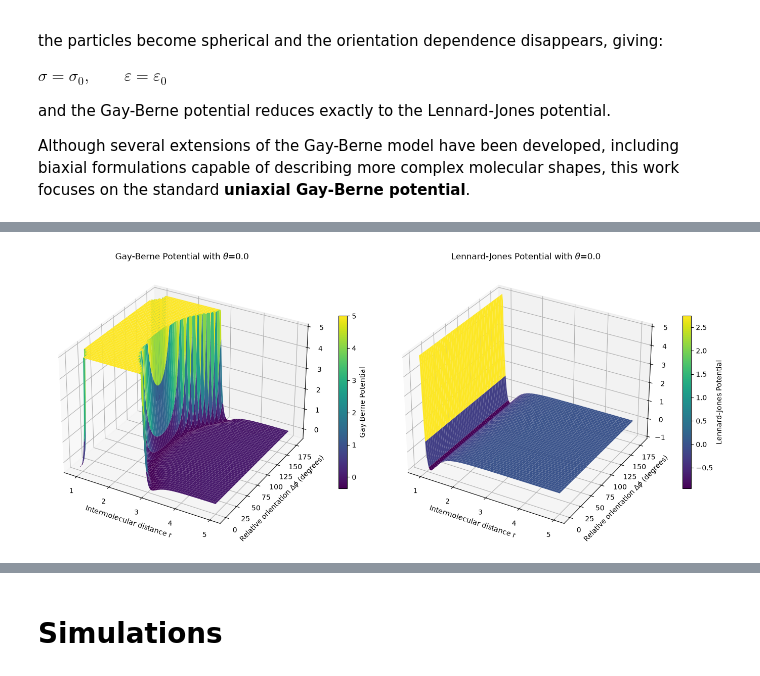
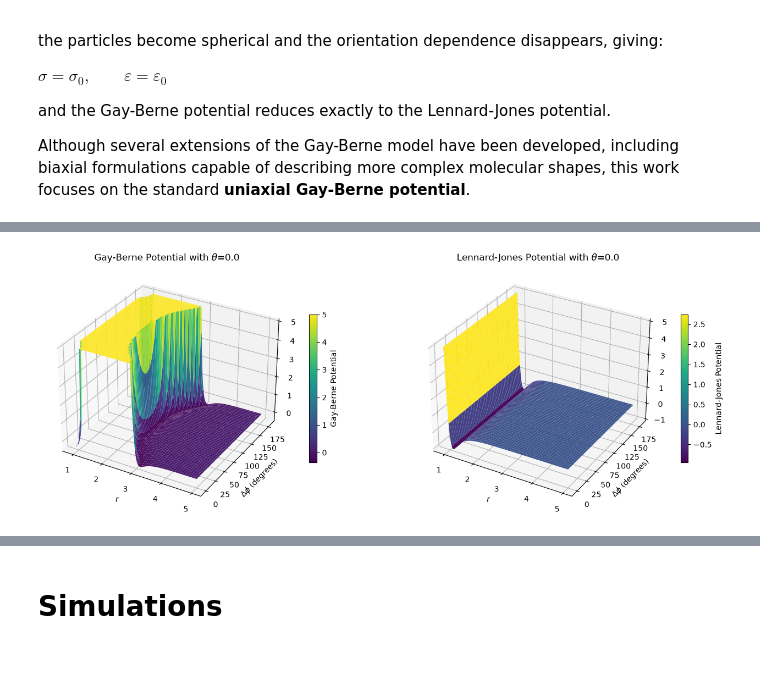
Before and after one commit to Ledmington/Interatomic_Potentials, a Jupyter notebook: main.ipynb, the cells around one changed output, grey strips where cells are left out. Saved outputs shown, nothing was run; the diff lists cells and outputs as text; code cells hidden in the pictures.

Commit message:
Written gb plots

```diff
--- a/main.ipynb
+++ b/main.ipynb
@@ -209,5 +157,16 @@ def gay_berne_general_cartesian(r_v, u1_hat, u2_hat, sigma0=1.0):
 # %%
-def contact_distance_polar(theta, delta_phi, sigma0=1.0):
+# General parameters
+kappa = 3.0  # Shape anisotropy coefficient
+kappa_prime = 5.0  # Energy anisotropy coefficient
+mu = 2.0
+nu = 1.0
+
+# Derived parameters
+chi = (kappa**2 - 1.0) / (kappa**2 + 1.0)
+chi_prime = (kappa_prime ** (1.0 / mu) - 1.0) / (kappa_prime ** (1.0 / mu) + 1.0)
+
+
+def contact_distance(theta, delta_phi, sigma0=1.0):
     r_u1 = np.cos(theta)
     r_u2 = np.cos(theta - delta_phi)
     u1_u2 = np.cos(delta_phi)
@@ -222,7 +181,7 @@ def contact_distance_polar(theta, delta_phi, sigma0=1.0):
     )
 
 
-def well_depth_polar(theta, delta_phi, epsilon0=1.0):
+def well_depth(theta, delta_phi, epsilon0=1.0):
     r_u1 = np.cos(theta)
     r_u2 = np.cos(theta - delta_phi)
     u1_u2 = np.cos(delta_phi)
@@ -241,8 +200,8 @@ def well_depth_polar(theta, delta_phi, epsilon0=1.0):
     return epsilon0 * eps1 * eps2
 
 
-def gay_berne_general_polar(r, theta, delta_phi, sigma0=1.0):
-    sigma = contact_distance_polar(theta, delta_phi, sigma0)
-    epsilon = well_depth_polar(theta, delta_phi)
-    rho = sigma0 / (r - sigma + sigma0)
-    return 4.0 * epsilon * (rho**12 - rho**6)
+def gay_berne(r, theta, delta_phi, sigma0=1.0, epsilon0=1.0):
+    sigma = contact_distance(theta, delta_phi, sigma0)
+    epsilon = well_depth(theta, delta_phi, epsilon0)
+    r_star = sigma0 / (r - sigma + sigma0)
+    return 4.0 * epsilon * (r_star**12 - r_star**6)
@@ -354,40 +223,34 @@ plt.show()
 # %%
 theta = 0.0
 
 r = np.linspace(0.9, 5.0, 250)
 delta_phi = np.linspace(0, np.pi, 250)
 
 R, DPHI = np.meshgrid(r, delta_phi)
 
-U_GB = gay_berne_general_polar(R, theta, DPHI)
+U_GB = gay_berne(R, theta, DPHI)
 U_LJ = lennard_jones(R)
 
 U_GB = np.clip(U_GB, -2, 5)
 U_LJ = np.clip(U_LJ, -2, 5)
 
-fig = plt.figure(figsize=(14, 6))
+fig = plt.figure(figsize=(14, 5))
 
 ax1 = fig.add_subplot(1, 2, 1, projection="3d")
-
 surf1 = ax1.plot_surface(R, DPHI * 180 / np.pi, U_GB, cmap="viridis", edgecolor="none")
-
-ax1.set_xlabel("Intermolecular distance r")
-ax1.set_ylabel(rf"Relative orientation $\Delta\phi$ (degrees)")
+ax1.set_xlabel(r"$r$")
+ax1.set_ylabel(r"$\Delta\phi$ (degrees)")
 ax1.set_title(rf"Gay-Berne Potential with $\theta$={theta}")
-
 fig.colorbar(surf1, ax=ax1, shrink=0.6, label="Gay-Berne Potential")
 
 ax2 = fig.add_subplot(1, 2, 2, projection="3d")
-
 surf2 = ax2.plot_surface(R, DPHI * 180 / np.pi, U_LJ, cmap="viridis", edgecolor="none")
-
-ax2.set_xlabel("Intermolecular distance r")
-ax2.set_ylabel(rf"Relative orientation $\Delta\phi$ (degrees)")
+ax2.set_xlabel(r"$r$")
+ax2.set_ylabel(r"$\Delta\phi$ (degrees)")
 ax2.set_title(rf"Lennard-Jones Potential with $\theta$={theta}")
-
 fig.colorbar(surf2, ax=ax2, shrink=0.6, label="Lennard-Jones Potential")
 
 plt.tight_layout()
 plt.show()
 # %% [output]
-[figure, old version]
+[figure, new version]
```
Also changed, not shown: parts of 12 cells of this notebook.
